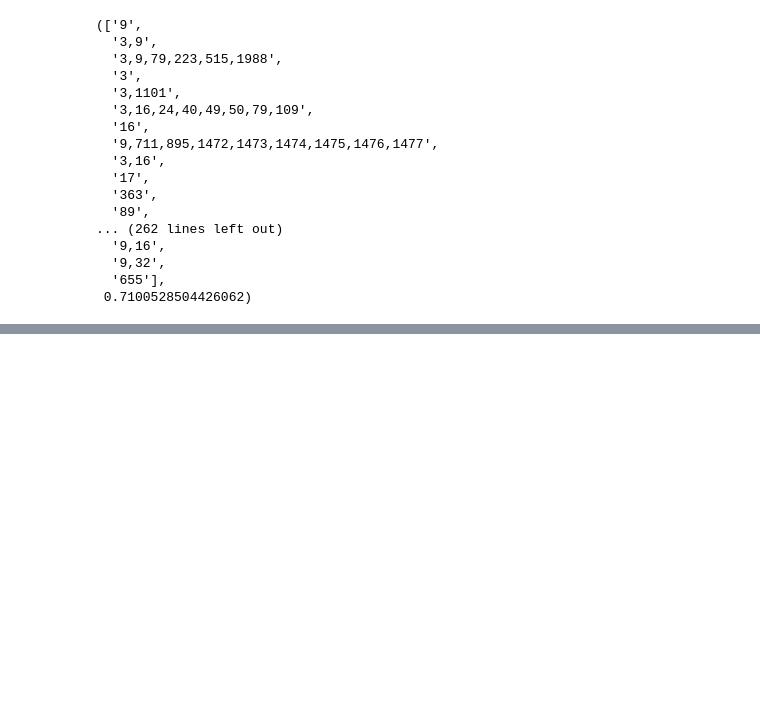
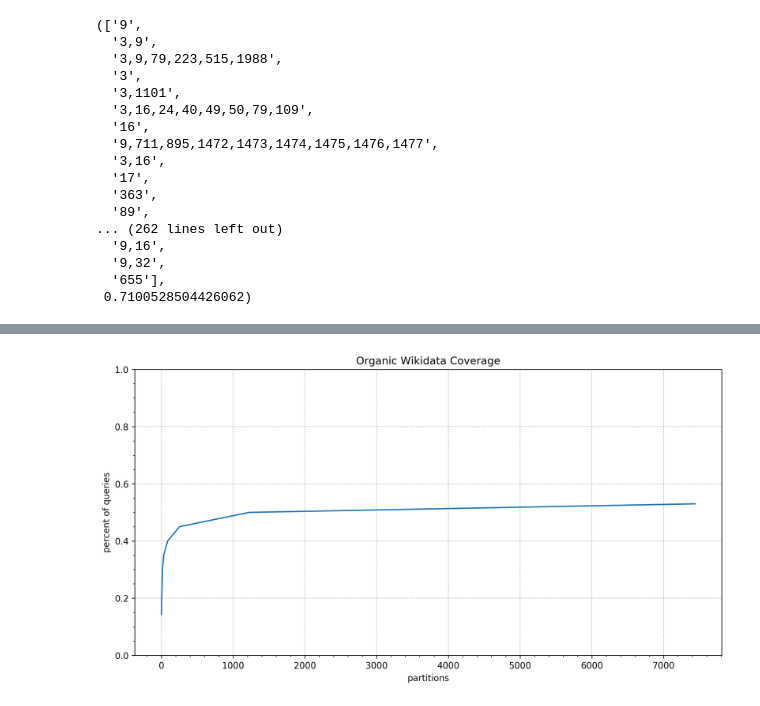
Before and after one commit to aWdas/wu-bachelor-thesis, a Jupyter notebook: log-statistics/weighted-minimum-union.ipynb, the cells around one changed output, grey strips where cells are left out. Drawn from its saved outputs; the diff is of its cells as text; code cells hidden in the pictures; blank space fills up the shorter version.

```diff
--- a/log-statistics/weighted-minimum-union.ipynb
+++ b/log-statistics/weighted-minimum-union.ipynb
@@ -153,0 +229,2 @@ for part in resolved_partitions:
+# %%
+organic_df, total_organic_lines = import_combined([f"../queryshapes_wikidata_organic_{part}.tsv" for part in parts])
@@ -153,0 +239,2 @@ for part in resolved_partitions:
+# %%
+organic_minimum_unions = minimum_union_for_thresholds(organic_alt_df, total_organic_lines, thresholds)
@@ -153,0 +263,6 @@ for part in resolved_partitions:
+# %%
+fig, axes = plt.subplots(figsize=(12,6),dpi=300)
+axes.set_title('Organic Wikidata Coverage')
+plot_minimum_unions(organic_minimum_unions, axes)
+# %% [output]
+[figure, added]
```
Also changed, not shown: parts of 12 cells of this notebook, 2 other files.
